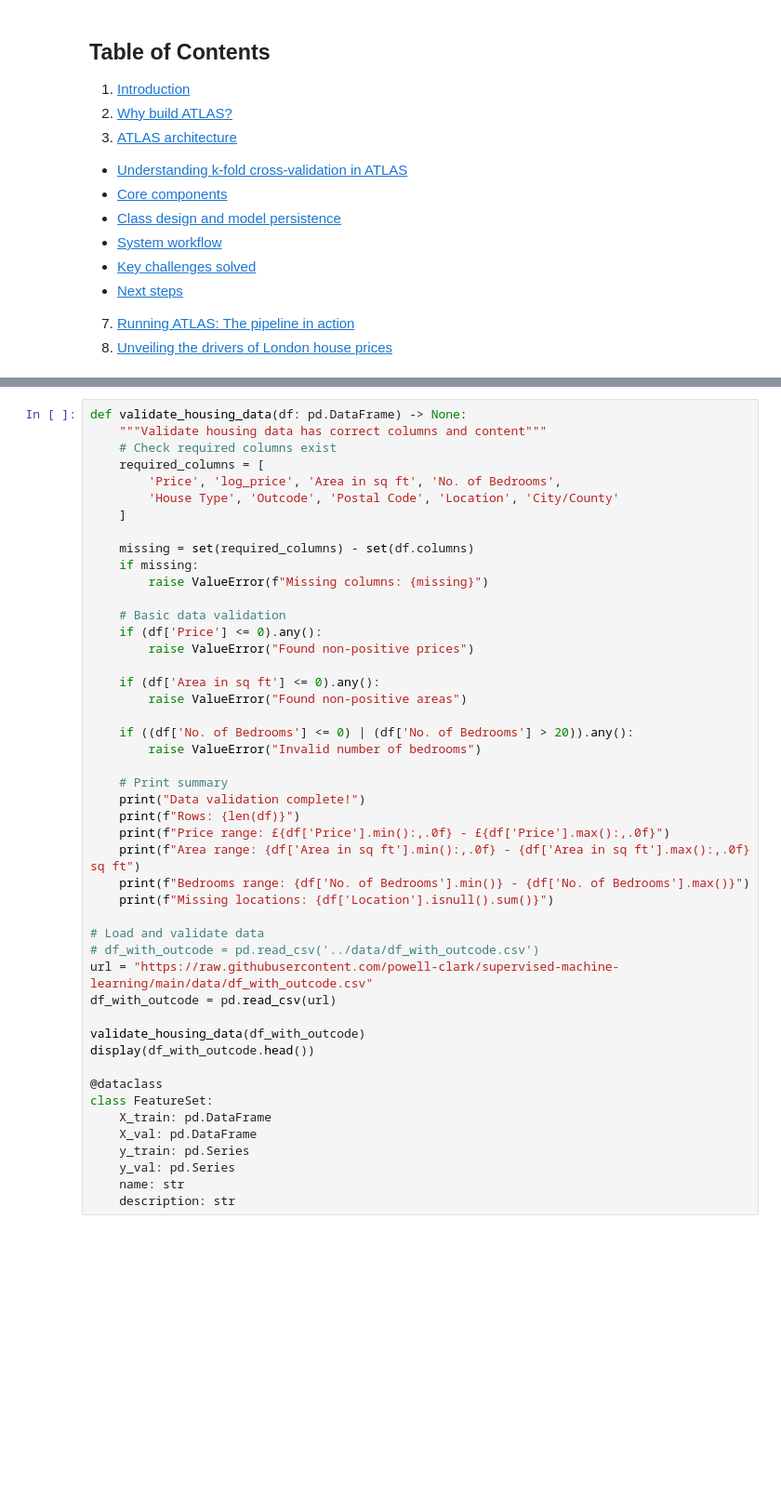
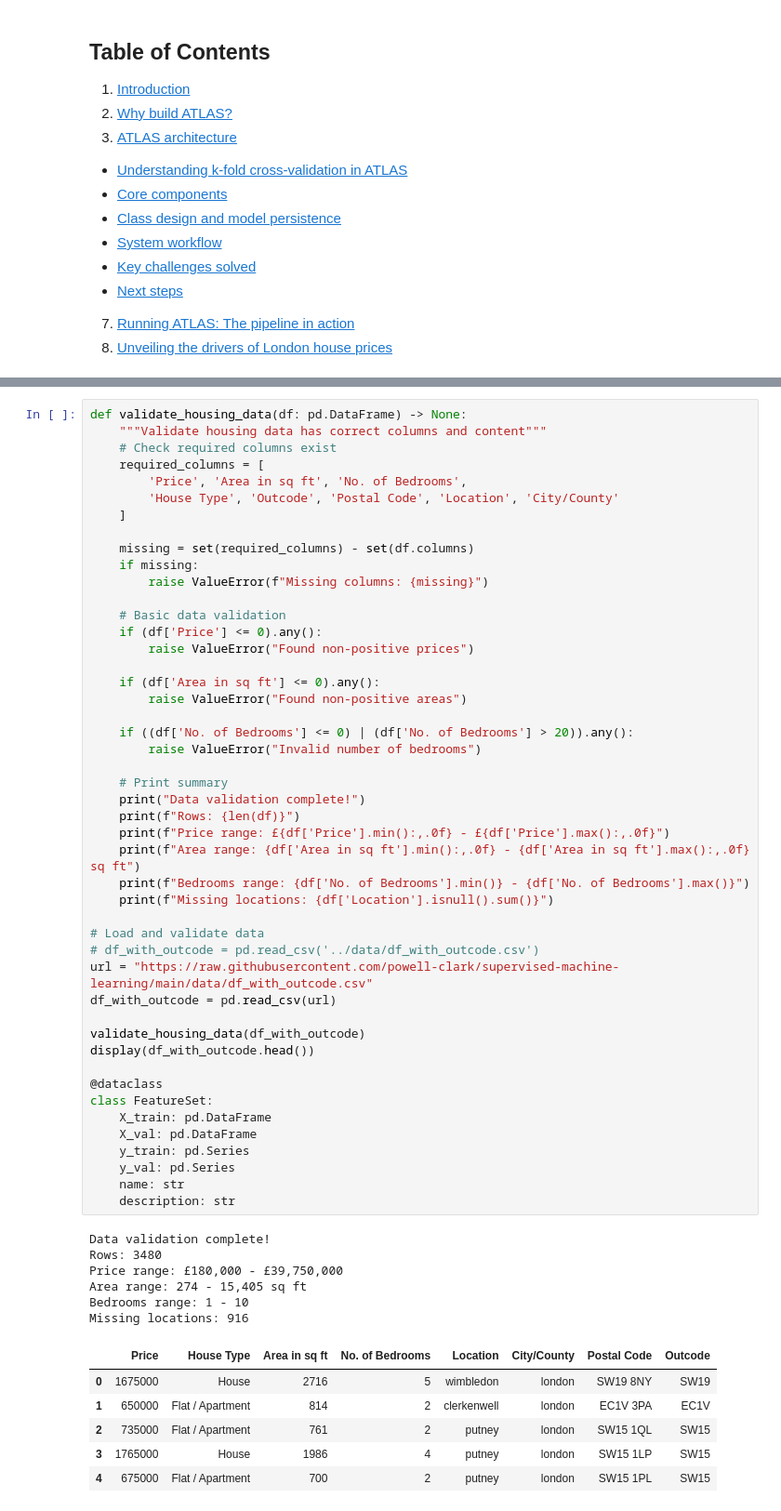
Before and after one commit to powell-clark/supervised-machine-learning, a Jupyter notebook: notebooks/2c_decision_trees_ATLAS_model_comparison.ipynb, the cells around one changed output, grey strips where cells are left out. Shown: that part at 93% size. Cells and saved outputs as stored; diff of their text form; blank space fills up the shorter version.

```diff
--- a/notebooks/2c_decision_trees_ATLAS_model_comparison.ipynb
+++ b/notebooks/2c_decision_trees_ATLAS_model_comparison.ipynb
@@ -392,7 +395,7 @@ def validate_housing_data(df: pd.DataFrame) -> None:
     """Validate housing data has correct columns and content"""
     # Check required columns exist
     required_columns = [
-        'Price', 'log_price', 'Area in sq ft', 'No. of Bedrooms',
+        'Price', 'Area in sq ft', 'No. of Bedrooms',
         'House Type', 'Outcode', 'Postal Code', 'Location', 'City/County'
     ]
 
@@ -407,30 +410,43 @@ def validate_housing_data(df: pd.DataFrame) -> None:
     if (df['Area in sq ft'] <= 0).any():
         raise ValueError("Found non-positive areas")
 
     if ((df['No. of Bedrooms'] <= 0) | (df['No. of Bedrooms'] > 20)).any():
         raise ValueError("Invalid number of bedrooms")
 
     # Print summary
     print("Data validation complete!")
     print(f"Rows: {len(df)}")
     print(f"Price range: £{df['Price'].min():,.0f} - £{df['Price'].max():,.0f}")
     print(f"Area range: {df['Area in sq ft'].min():,.0f} - {df['Area in sq ft'].max():,.0f} sq ft")
     print(f"Bedrooms range: {df['No. of Bedrooms'].min()} - {df['No. of Bedrooms'].max()}")
     print(f"Missing locations: {df['Location'].isnull().sum()}")
 
 # Load and validate data
 # df_with_outcode = pd.read_csv('../data/df_with_outcode.csv')
 url = "https://raw.githubusercontent.com/powell-clark/supervised-machine-learning/main/data/df_with_outcode.csv"
 df_with_outcode = pd.read_csv(url)
 
 validate_housing_data(df_with_outcode)
 display(df_with_outcode.head())
 
 @dataclass
 class FeatureSet:
     X_train: pd.DataFrame
     X_val: pd.DataFrame
     y_train: pd.Series
     y_val: pd.Series
     name: str
     description: str
+# %% [output]
+Data validation complete!
+Rows: 3480
+Price range: £180,000 - £39,750,000
+Area range: 274 - 15,405 sq ft
+Bedrooms range: 1 - 10
+Missing locations: 916
+|  | Price | House Type | Area in sq ft | No. of Bedrooms | Location | City/County | Postal Code | Outcode |
+| 0 | 1675000 | House | 2716 | 5 | wimbledon | london | SW19 8NY | SW19 |
+| 1 | 650000 | Flat / Apartment | 814 | 2 | clerkenwell | london | EC1V 3PA | EC1V |
+| 2 | 735000 | Flat / Apartment | 761 | 2 | putney | london | SW15 1QL | SW15 |
+| 3 | 1765000 | House | 1986 | 4 | putney | london | SW15 1LP | SW15 |
+| 4 | 675000 | Flat / Apartment | 700 | 2 | putney | london | SW15 1PL | SW15 |
```
Also changed, not shown: parts of 11 cells of this notebook.
